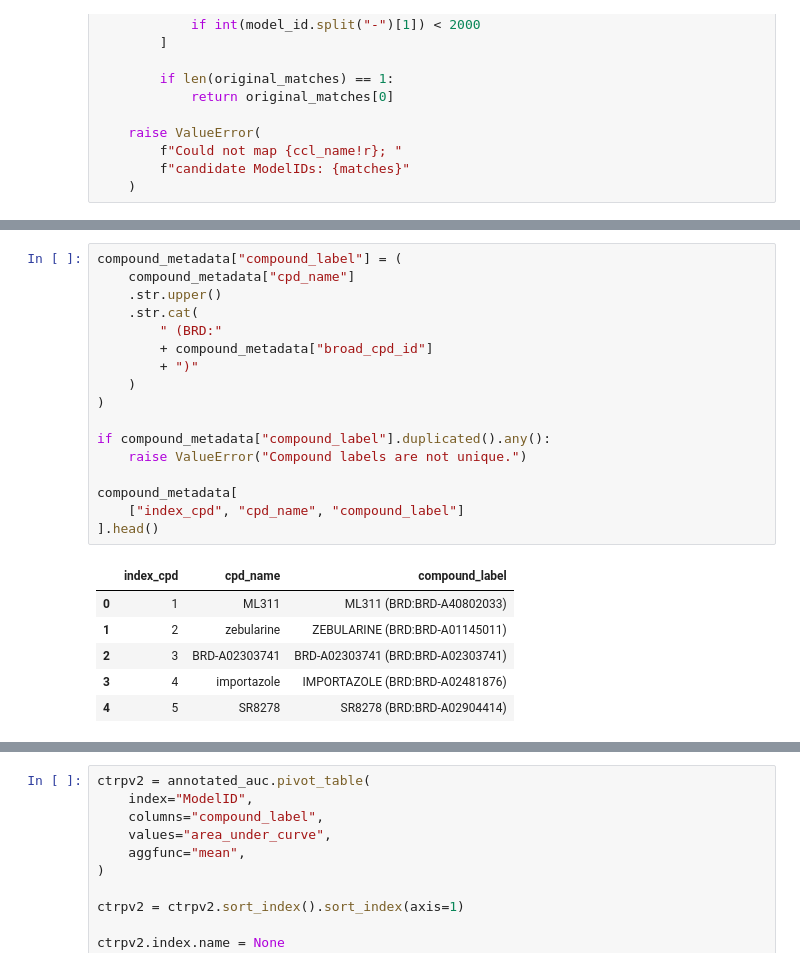
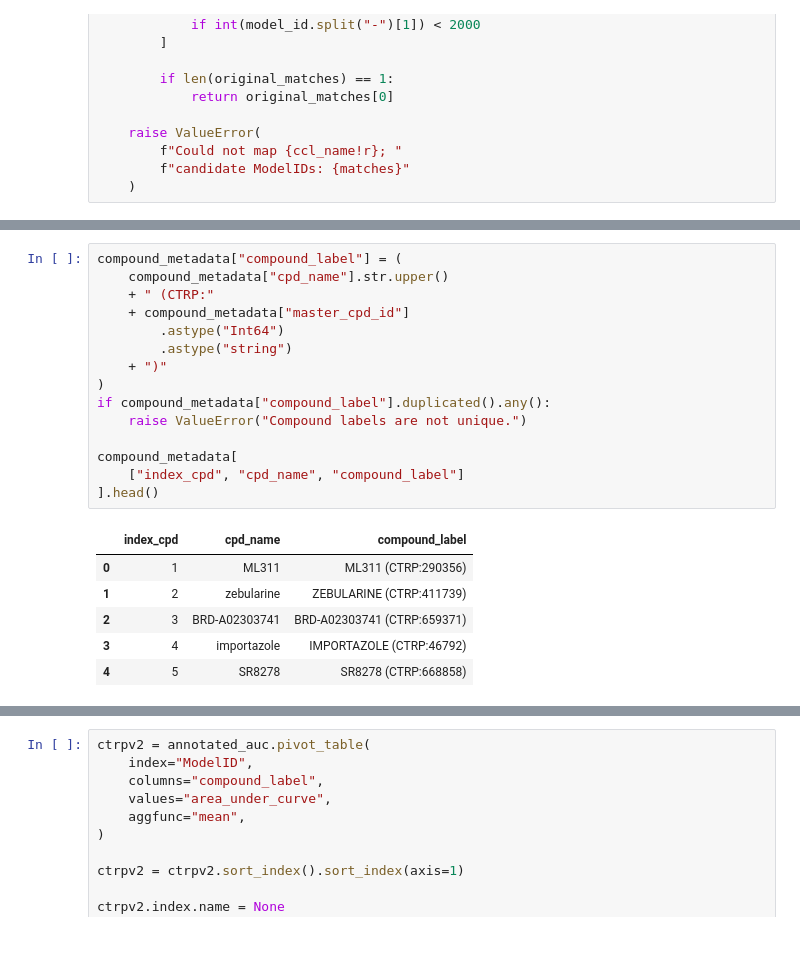
Before and after one commit to zuhany/cell_lines_pv_26, a Jupyter notebook: notebooks/glioma.ipynb, the cells around one changed output, grey strips where cells are left out. Drawn from its saved outputs; the diff is of its cells as text.

```diff
--- a/notebooks/glioma.ipynb
+++ b/notebooks/glioma.ipynb
@@ -521,28 +501,26 @@ Unique PRISM models: 645
 | 4 | 5 | KPNYN | ACH-000227 |
 # %%
 compound_metadata["compound_label"] = (
-    compound_metadata["cpd_name"]
-    .str.upper()
-    .str.cat(
-        " (BRD:"
-        + compound_metadata["broad_cpd_id"]
-        + ")"
-    )
+    compound_metadata["cpd_name"].str.upper()
+    + " (CTRP:"
+    + compound_metadata["master_cpd_id"]
+        .astype("Int64")
+        .astype("string")
+    + ")"
 )
-
 if compound_metadata["compound_label"].duplicated().any():
     raise ValueError("Compound labels are not unique.")
 
 compound_metadata[
     ["index_cpd", "cpd_name", "compound_label"]
 ].head()
 # %% [output]
 |  | index_cpd | cpd_name | compound_label |
-| 0 | 1 | ML311 | ML311 (BRD:BRD-A40802033) |
-| 1 | 2 | zebularine | ZEBULARINE (BRD:BRD-A01145011) |
-| 2 | 3 | BRD-A02303741 | BRD-A02303741 (BRD:BRD-A02303741) |
-| 3 | 4 | importazole | IMPORTAZOLE (BRD:BRD-A02481876) |
-| 4 | 5 | SR8278 | SR8278 (BRD:BRD-A02904414) |
+| 0 | 1 | ML311 | ML311 (CTRP:290356) |
+| 1 | 2 | zebularine | ZEBULARINE (CTRP:411739) |
+| 2 | 3 | BRD-A02303741 | BRD-A02303741 (CTRP:659371) |
+| 3 | 4 | importazole | IMPORTAZOLE (CTRP:46792) |
+| 4 | 5 | SR8278 | SR8278 (CTRP:668858) |
 # %%
 annotated_auc = (
     auc
```
Also changed, not shown: parts of 25 cells of this notebook, 1 other file.
